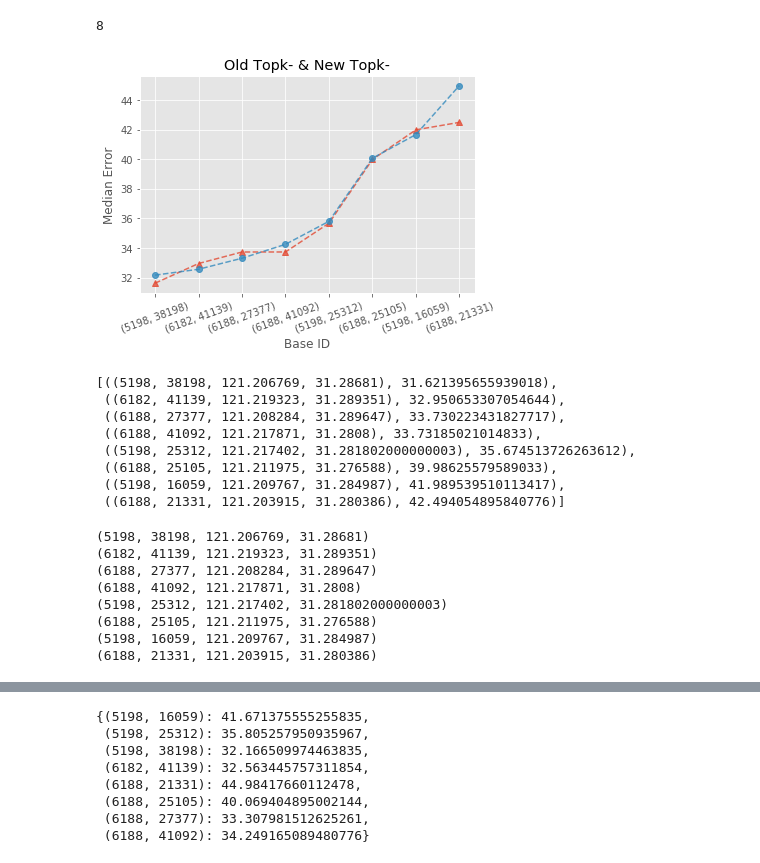
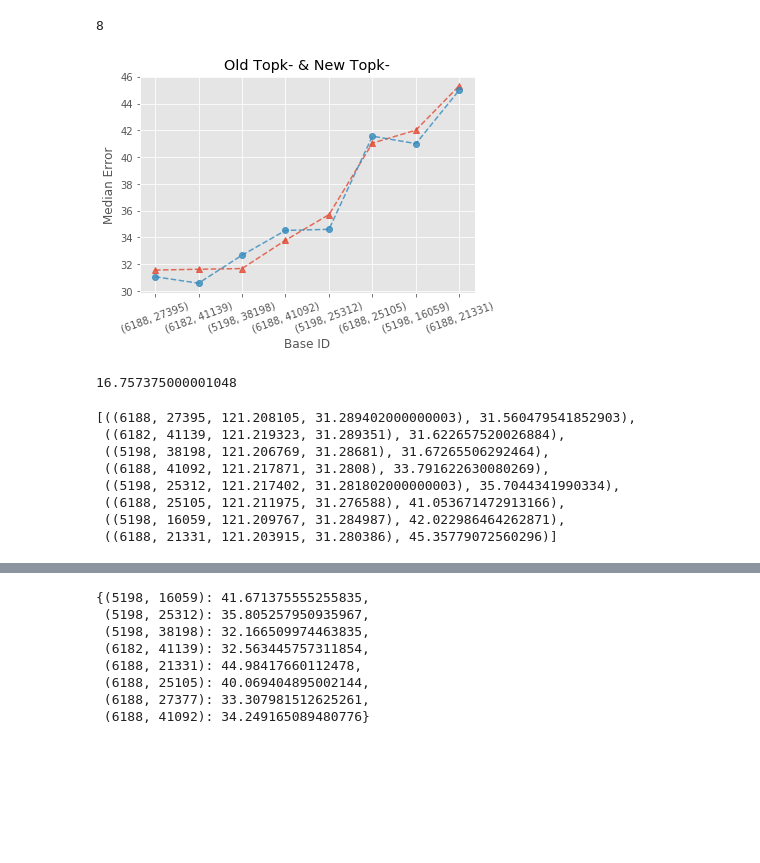
Before and after one commit to yirui-wang-0212/420235DataMining, a Jupyter notebook: hw3/1552651+hw3/q1/q1_a.ipynb, the cells around one changed output, grey strips where cells are left out. Drawn from its saved outputs; the diff is of its cells as text; code cells hidden in the pictures; blank space fills up the shorter version.

```diff
--- a/hw3/1552651+hw3/q1/q1_a.ipynb
+++ b/hw3/1552651+hw3/q1/q1_a.ipynb
@@ -860,29 +860,24 @@ def d():
 
     return new_data, bottom_k_dic, bottom_k, bottom_k_pred_dict, bottom_k_error_dict
 # %%
+start = time.clock()
 new_data, bottom_k_dic, bottom_k, bottom_k_pred_dict, bottom_k_error_dict  = d()
+end  = time.clock()
+delta_time = end - start
 # %% [output]
-[figure, old version]
+[figure, new version]
+# %%
+delta_time
+# %% [output]
+16.757375000001048
 # %%
 bottom_k
 # %% [output]
-[((5198, 38198, 121.206769, 31.28681), 31.621395655939018),
- ((6182, 41139, 121.219323, 31.289351), 32.950653307054644),
- ((6188, 27377, 121.208284, 31.289647), 33.730223431827717),
- ((6188, 41092, 121.217871, 31.2808), 33.73185021014833),
- ((5198, 25312, 121.217402, 31.281802000000003), 35.674513726263612),
- ((6188, 25105, 121.211975, 31.276588), 39.98625579589033),
- ((5198, 16059, 121.209767, 31.284987), 41.989539510113417),
- ((6188, 21331, 121.203915, 31.280386), 42.494054895840776)]
+[((6188, 27395, 121.208105, 31.289402000000003), 31.560479541852903),
+ ((6182, 41139, 121.219323, 31.289351), 31.622657520026884),
+ ((5198, 38198, 121.206769, 31.28681), 31.67265506292464),
+ ((6188, 41092, 121.217871, 31.2808), 33.791622630080269),
+ ((5198, 25312, 121.217402, 31.281802000000003), 35.7044341990334),
+ ((6188, 25105, 121.211975, 31.276588), 41.053671472913166),
+ ((5198, 16059, 121.209767, 31.284987), 42.022986464262871),
+ ((6188, 21331, 121.203915, 31.280386), 45.35779072560296)]
-# %%
-for i in bottom_k:
-    print(i[0])
-# %% [output]
-(5198, 38198, 121.206769, 31.28681)
-(6182, 41139, 121.219323, 31.289351)
-(6188, 27377, 121.208284, 31.289647)
-(6188, 41092, 121.217871, 31.2808)
-(5198, 25312, 121.217402, 31.281802000000003)
-(6188, 25105, 121.211975, 31.276588)
-(5198, 16059, 121.209767, 31.284987)
-(6188, 21331, 121.203915, 31.280386)
```
Also changed, not shown: parts of 18 cells of this notebook, 2 other files.
